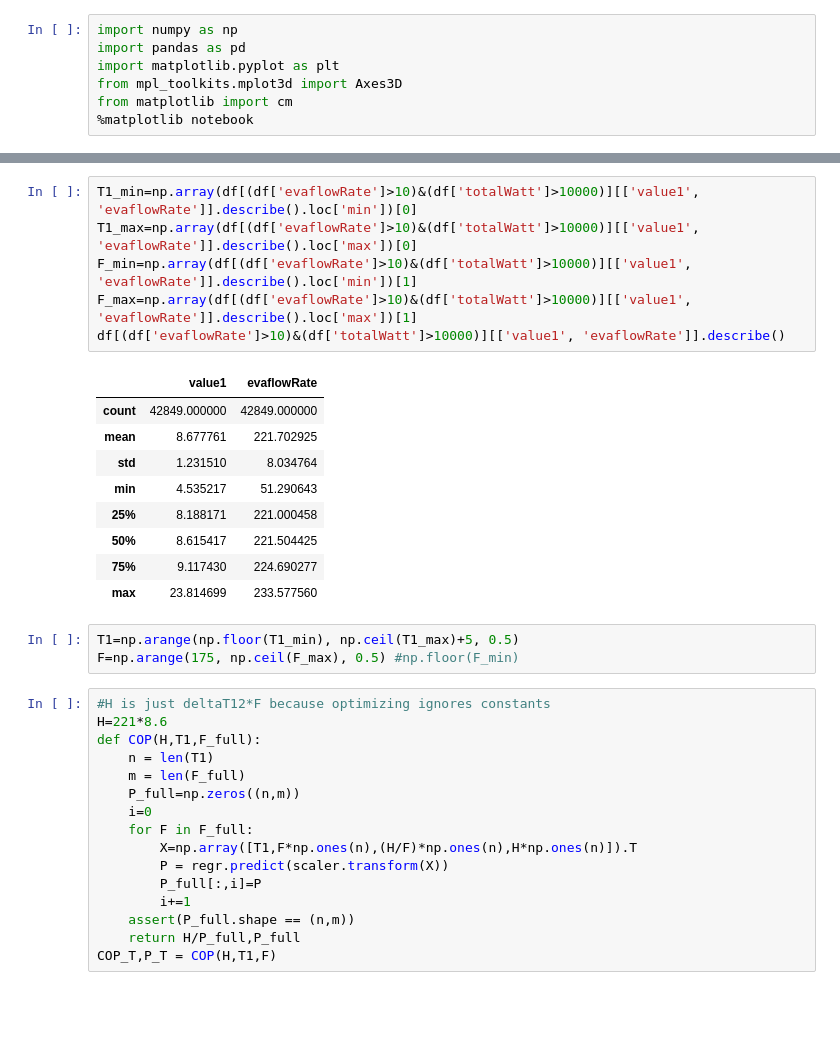
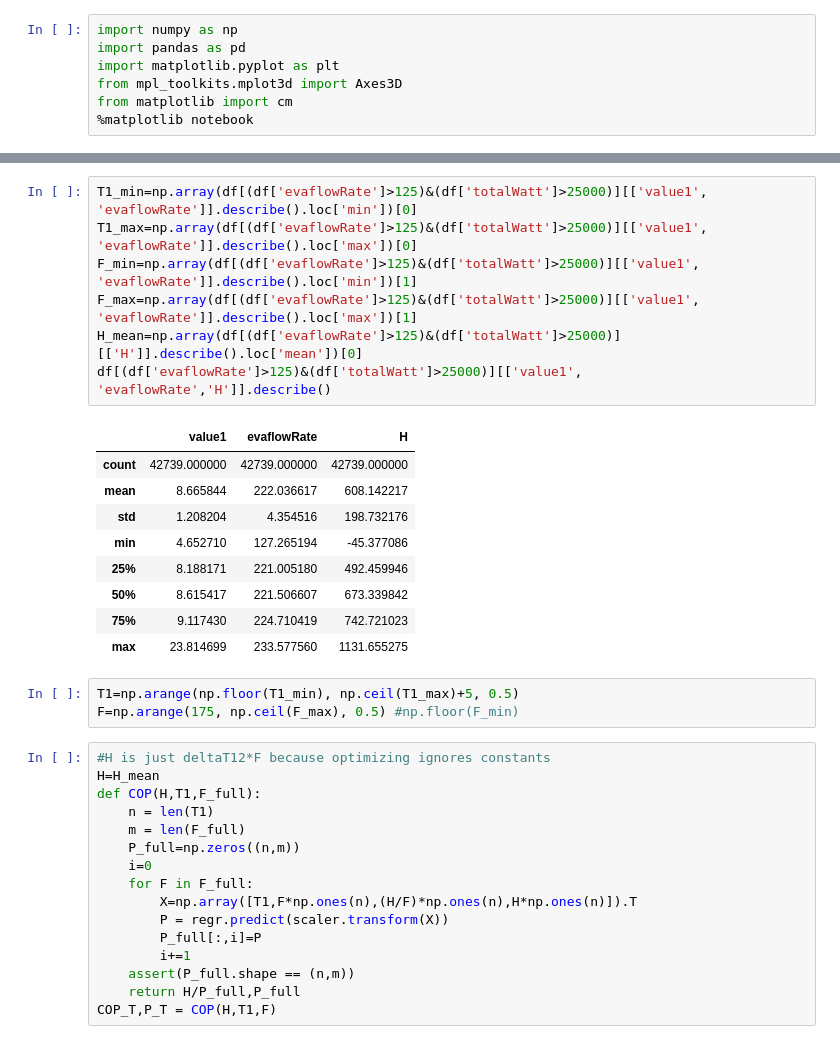
Before and after one commit to yujia21/datathon2017, a Jupyter notebook: Prediction-sklearn-NN.ipynb, the cells around one changed output, grey strips where cells are left out. Drawn from its saved outputs; the diff is of its cells as text; blank space fills up the shorter version.

```diff
--- a/Prediction-sklearn-NN.ipynb
+++ b/Prediction-sklearn-NN.ipynb
@@ -134,25 +143,26 @@ y_test_df.describe()
 # %%
-T1_min=np.array(df[(df['evaflowRate']>10)&(df['totalWatt']>10000)][['value1', 'evaflowRate']].describe().loc['min'])[0]
-T1_max=np.array(df[(df['evaflowRate']>10)&(df['totalWatt']>10000)][['value1', 'evaflowRate']].describe().loc['max'])[0]
-F_min=np.array(df[(df['evaflowRate']>10)&(df['totalWatt']>10000)][['value1', 'evaflowRate']].describe().loc['min'])[1]
-F_max=np.array(df[(df['evaflowRate']>10)&(df['totalWatt']>10000)][['value1', 'evaflowRate']].describe().loc['max'])[1]
-df[(df['evaflowRate']>10)&(df['totalWatt']>10000)][['value1', 'evaflowRate']].describe()
+T1_min=np.array(df[(df['evaflowRate']>125)&(df['totalWatt']>25000)][['value1', 'evaflowRate']].describe().loc['min'])[0]
+T1_max=np.array(df[(df['evaflowRate']>125)&(df['totalWatt']>25000)][['value1', 'evaflowRate']].describe().loc['max'])[0]
+F_min=np.array(df[(df['evaflowRate']>125)&(df['totalWatt']>25000)][['value1', 'evaflowRate']].describe().loc['min'])[1]
+F_max=np.array(df[(df['evaflowRate']>125)&(df['totalWatt']>25000)][['value1', 'evaflowRate']].describe().loc['max'])[1]
+H_mean=np.array(df[(df['evaflowRate']>125)&(df['totalWatt']>25000)][['H']].describe().loc['mean'])[0]
+df[(df['evaflowRate']>125)&(df['totalWatt']>25000)][['value1', 'evaflowRate','H']].describe()
 # %% [output]
-|  | value1 | evaflowRate |
-| count | 42849.000000 | 42849.000000 |
-| mean | 8.677761 | 221.702925 |
-| std | 1.231510 | 8.034764 |
-| min | 4.535217 | 51.290643 |
-| 25% | 8.188171 | 221.000458 |
-| 50% | 8.615417 | 221.504425 |
-| 75% | 9.117430 | 224.690277 |
-| max | 23.814699 | 233.577560 |
+|  | value1 | evaflowRate | H |
+| count | 42739.000000 | 42739.000000 | 42739.000000 |
+| mean | 8.665844 | 222.036617 | 608.142217 |
+| std | 1.208204 | 4.354516 | 198.732176 |
+| min | 4.652710 | 127.265194 | -45.377086 |
+| 25% | 8.188171 | 221.005180 | 492.459946 |
+| 50% | 8.615417 | 221.506607 | 673.339842 |
+| 75% | 9.117430 | 224.710419 | 742.721023 |
+| max | 23.814699 | 233.577560 | 1131.655275 |
 # %%
 T1=np.arange(np.floor(T1_min), np.ceil(T1_max)+5, 0.5)
 F=np.arange(175, np.ceil(F_max), 0.5) #np.floor(F_min)
 # %%
 #H is just deltaT12*F because optimizing ignores constants
-H=221*8.6
+H=H_mean
 def COP(H,T1,F_full):
     n = len(T1)
     m = len(F_full)
```
Also changed, not shown: parts of 13 cells of this notebook, 4 other files.
